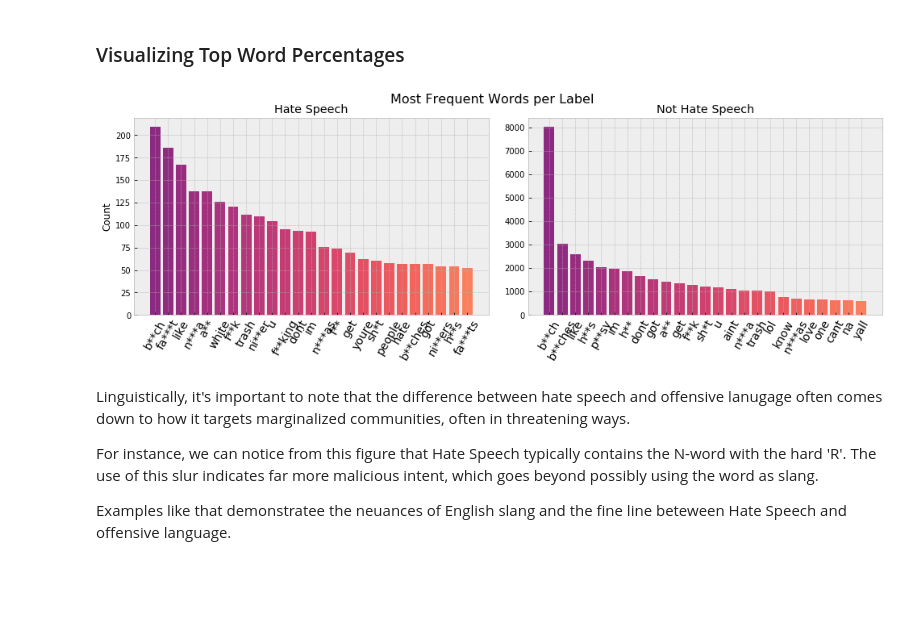
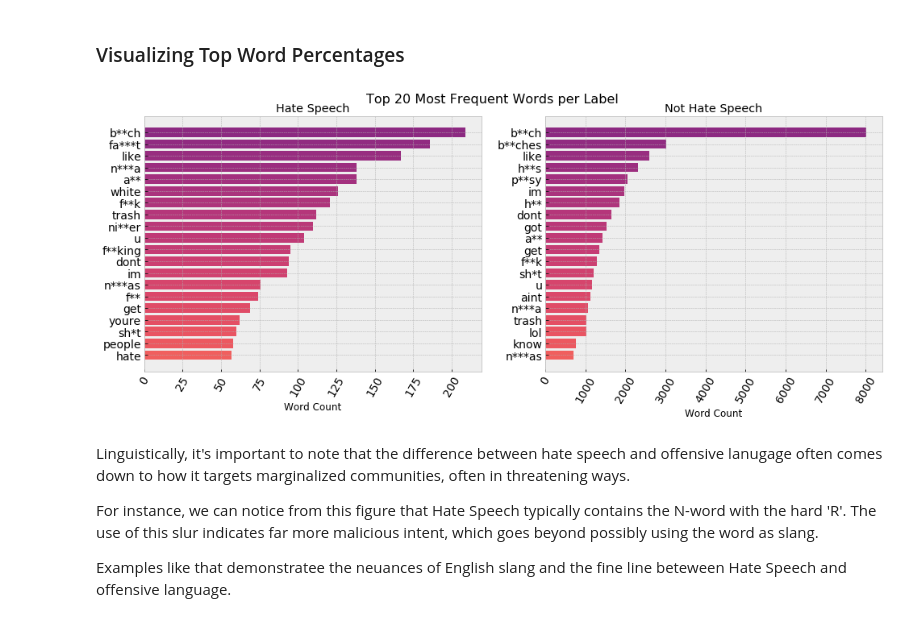
Before and after one commit to sidneykung/twitter_hate_speech_detection, a Jupyter notebook: preprocessing/eda_notebook.ipynb, the cells around one changed output. Saved outputs shown, nothing was run; the diff lists cells and outputs as text; code cells hidden in the pictures; blank space fills up the shorter version.

Commit message:
flipping word count bar chart

```diff
--- a/preprocessing/eda_notebook.ipynb
+++ b/preprocessing/eda_notebook.ipynb
@@ -200,39 +200,43 @@ yall             0.003475
 ### Visualizing Top Word Percentages
 # %%
 # create counts of hate and not hate with values and words
-hate_bar_counts = [x[1] for x in hate_freq.most_common(25)]
-hate_bar_words = [x[0] for x in hate_freq.most_common(25)]
+hate_bar_counts = [x[1] for x in hate_freq.most_common(20)]
+hate_bar_words = [x[0] for x in hate_freq.most_common(20)]
 
-not_hate_bar_counts = [x[1] for x in not_hate_freq.most_common(25)]
-not_hate_bar_words = [x[0] for x in not_hate_freq.most_common(25)]
+not_hate_bar_counts = [x[1] for x in not_hate_freq.most_common(20)]
+not_hate_bar_words = [x[0] for x in not_hate_freq.most_common(20)]
 # %%
 # set the color of the bar graphs
 color = cm.magma(np.linspace(.4,.8, 30))
 # %%
-new_figure = plt.figure(figsize=(14,5))
+new_figure = plt.figure(figsize=(14,6))
 
 ax = new_figure.add_subplot(121)
+ax.invert_yaxis()
+
 ax2 = new_figure.add_subplot(122)
+ax2.invert_yaxis()
+
 # generating a bar chart on each axes
-ax.bar(hate_bar_words, hate_bar_counts, color=color)
-ax2.bar(not_hate_bar_words, not_hate_bar_counts, color=color)
+ax.barh(hate_bar_words, hate_bar_counts, color=color)
+ax2.barh(not_hate_bar_words, not_hate_bar_counts, color=color)
 
 ax.title.set_text('Hate Speech')
-ax.set_ylabel('Count')
-
 ax2.title.set_text('Not Hate Speech')
 
 for ax in new_figure.axes:
     plt.sca(ax)
     plt.xticks(rotation=60, fontsize=14)
+    plt.xlabel("Word Count")
+    plt.yticks(fontsize=14)
 plt.tight_layout(pad=2)
 
-new_figure.suptitle('Most Frequent Words per Label', fontsize=16)
+new_figure.suptitle('Top 20 Most Frequent Words per Label', fontsize=16)
 
-plt.savefig('../visualizations/label_word_count.png', bbox_inches = "tight", pad_inches=.5)
+plt.savefig('../visualizations/label_word_count_y.png', bbox_inches = "tight", pad_inches=.5)
 plt.show()
 # %% [output]
-[figure, old version]
+[figure, new version]
 # %% [markdown]
 Linguistically, it's important to note that the difference between hate speech and offensive lanugage often comes down to how it targets marginalized communities, often in threatening ways.
 
```
Also changed, not shown: parts of 2 cells of this notebook, 4 other files.
